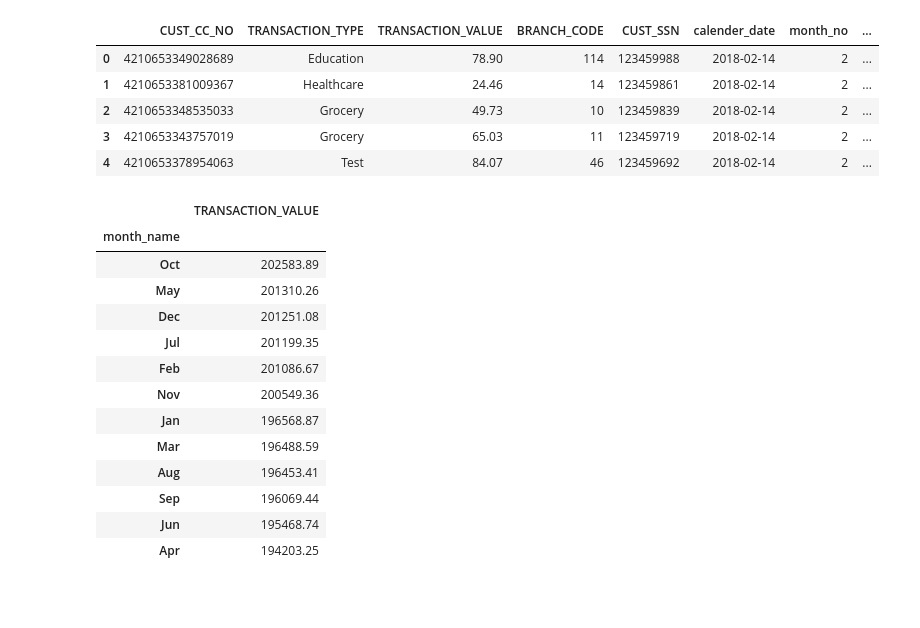
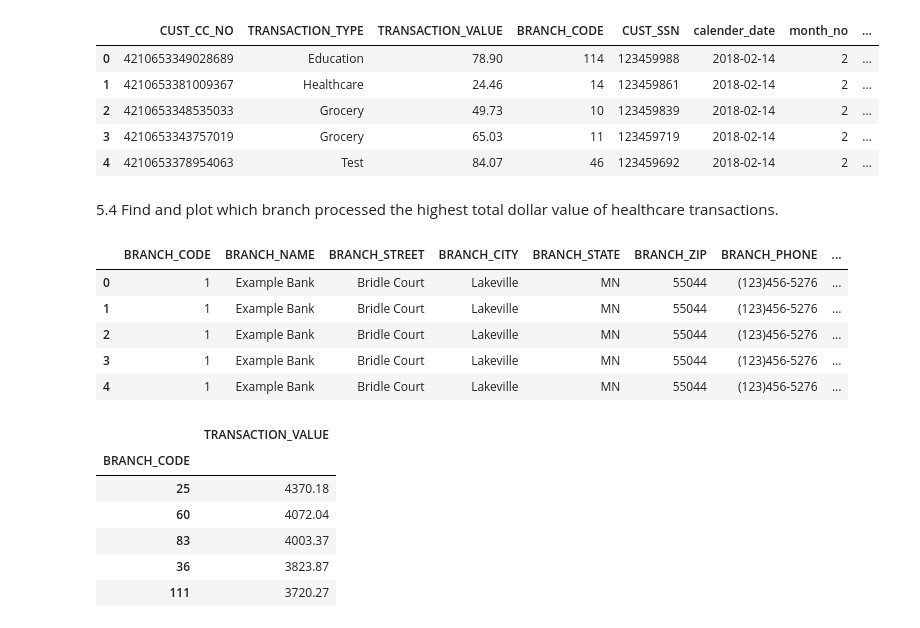
Before and after one commit to yarlapatiswathi/Capstone-project, a Jupyter notebook: Vizualisation.ipynb, the cells around one changed output. Drawn from its saved outputs; the diff is of its cells as text; code cells hidden in the pictures; blank space fills up the shorter version.

```diff
--- a/Vizualisation.ipynb
+++ b/Vizualisation.ipynb
@@ -12,7 +12,8 @@ import pandas as pd
 import matplotlib.pyplot as plt
 import seaborn as sns
 import plotly.express as px
-db_connection_str = 'mysql+pymysql://root:admin@localhost/creditcard_capstone'
+import config
+db_connection_str = f'mysql+pymysql://{config.db_user}:{config.db_pwd}@localhost/creditcard_capstone' # Getting mysql username and pwd from config
 db_connection = create_engine(db_connection_str)
 df_credit = pd.read_sql('SELECT * FROM cdw_sapp_credit_card', con=db_connection)
 df_branch = pd.read_sql('SELECT * FROM cdw_sapp_branch', con=db_connection)
@@ -203,22 +205,7 @@ df.head()
 | 3 | 4210653343757019 | Grocery | 65.03 | 11 | 123459719 | 2018-02-14 | 2 | ... |
 | 4 | 4210653378954063 | Test | 84.07 | 46 | 123459692 | 2018-02-14 | 2 | ... |
 # %%
-df=pd.DataFrame(df.groupby('month_name',as_index=False)['TRANSACTION_VALUE'].sum().sort_values('TRANSACTION_VALUE',ascending=False))
+df=pd.DataFrame(df.groupby('month_name',as_index=False)['TRANSACTION_VALUE'].sum())
 df=df.set_index('month_name')
-df
+df1=df.sort_values('TRANSACTION_VALUE',ascending=False)
-# %% [output]
-|  | TRANSACTION_VALUE |
-| month_name |  |
-| Oct | 202583.89 |
-| May | 201310.26 |
-| Dec | 201251.08 |
-| Jul | 201199.35 |
-| Feb | 201086.67 |
-| Nov | 200549.36 |
-| Jan | 196568.87 |
-| Mar | 196488.59 |
-| Aug | 196453.41 |
-| Sep | 196069.44 |
-| Jun | 195468.74 |
-| Apr | 194203.25 |
 # %%
@@ -232,3 +219,27 @@ fig.update_layout( width=800,
     height=500,font=dict(size=12, color='#8a8d93'),plot_bgcolor='#333', paper_bgcolor='#333',xaxis=dict(showgrid=False),
               yaxis=dict(showgrid=False))
 fig.show()
+# %% [markdown]
+5.4 Find and plot which branch processed the highest total dollar value of healthcare transactions.
+# %%
+branch_transactions=pd.merge(df_branch, df_credit, on='BRANCH_CODE')
+branch_transactions.head()
+# %% [output]
+|  | BRANCH_CODE | BRANCH_NAME | BRANCH_STREET | BRANCH_CITY | BRANCH_STATE | BRANCH_ZIP | BRANCH_PHONE | ... |
+| 0 | 1 | Example Bank | Bridle Court | Lakeville | MN | 55044 | (123)456-5276 | ... |
+| 1 | 1 | Example Bank | Bridle Court | Lakeville | MN | 55044 | (123)456-5276 | ... |
+| 2 | 1 | Example Bank | Bridle Court | Lakeville | MN | 55044 | (123)456-5276 | ... |
+| 3 | 1 | Example Bank | Bridle Court | Lakeville | MN | 55044 | (123)456-5276 | ... |
+| 4 | 1 | Example Bank | Bridle Court | Lakeville | MN | 55044 | (123)456-5276 | ... |
+# %%
+top_branches_health=pd.DataFrame(branch_transactions[branch_transactions['TRANSACTION_TYPE']=='Healthcare'].groupby('BRANCH_CODE')['TRANSACTION_VALUE'].sum()).sort_values('TRANSACTION_VALUE',ascending=False)[:10]
+top_branches_health.index=top_branches_health.index.astype('string')
+top_branches_health.head()
+# %% [output]
+|  | TRANSACTION_VALUE |
+| BRANCH_CODE |  |
+| 25 | 4370.18 |
+| 60 | 4072.04 |
+| 83 | 4003.37 |
+| 36 | 3823.87 |
+| 111 | 3720.27 |
```
Also changed, not shown: parts of 3 cells of this notebook, 4 other files.
